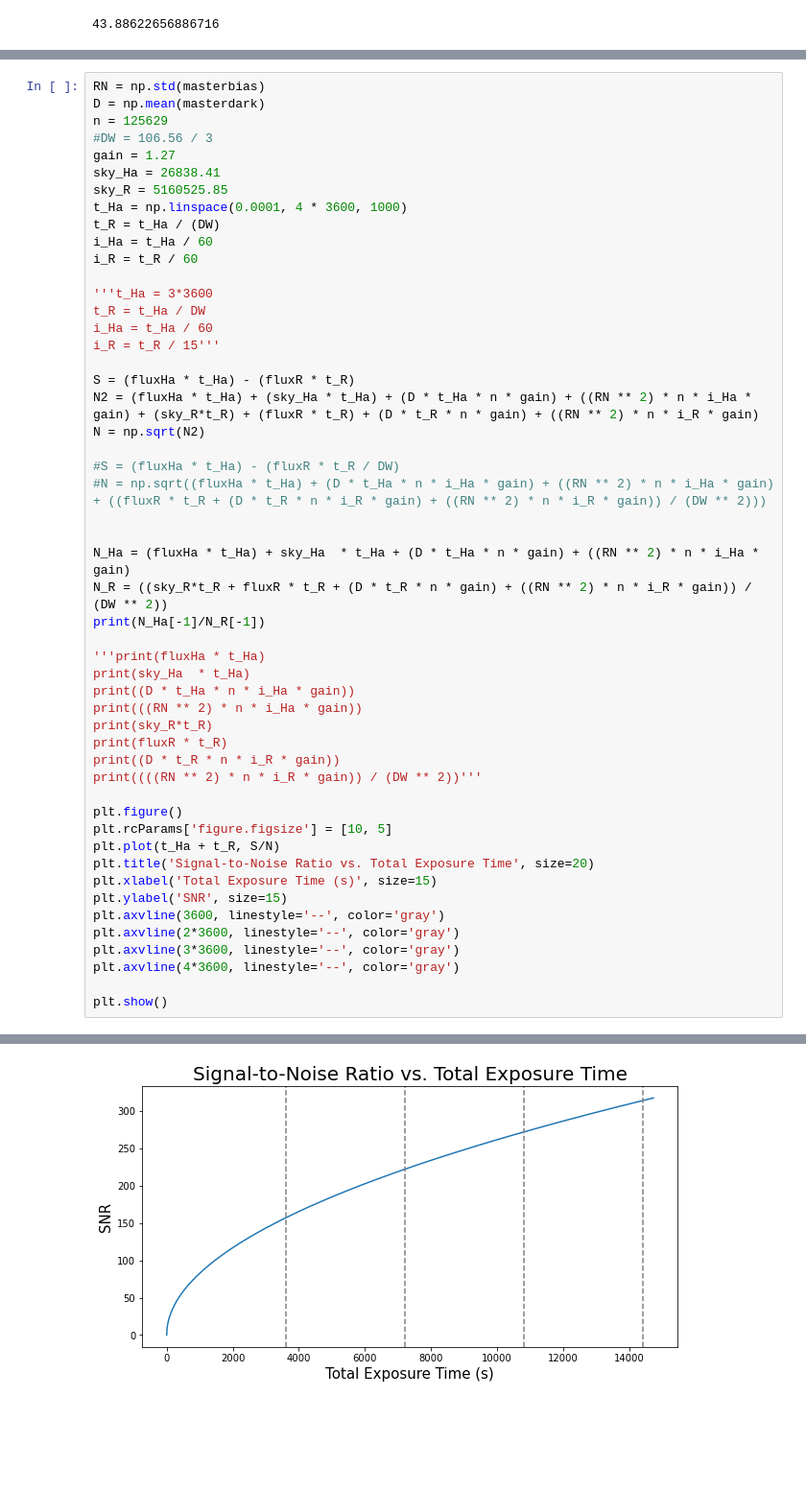
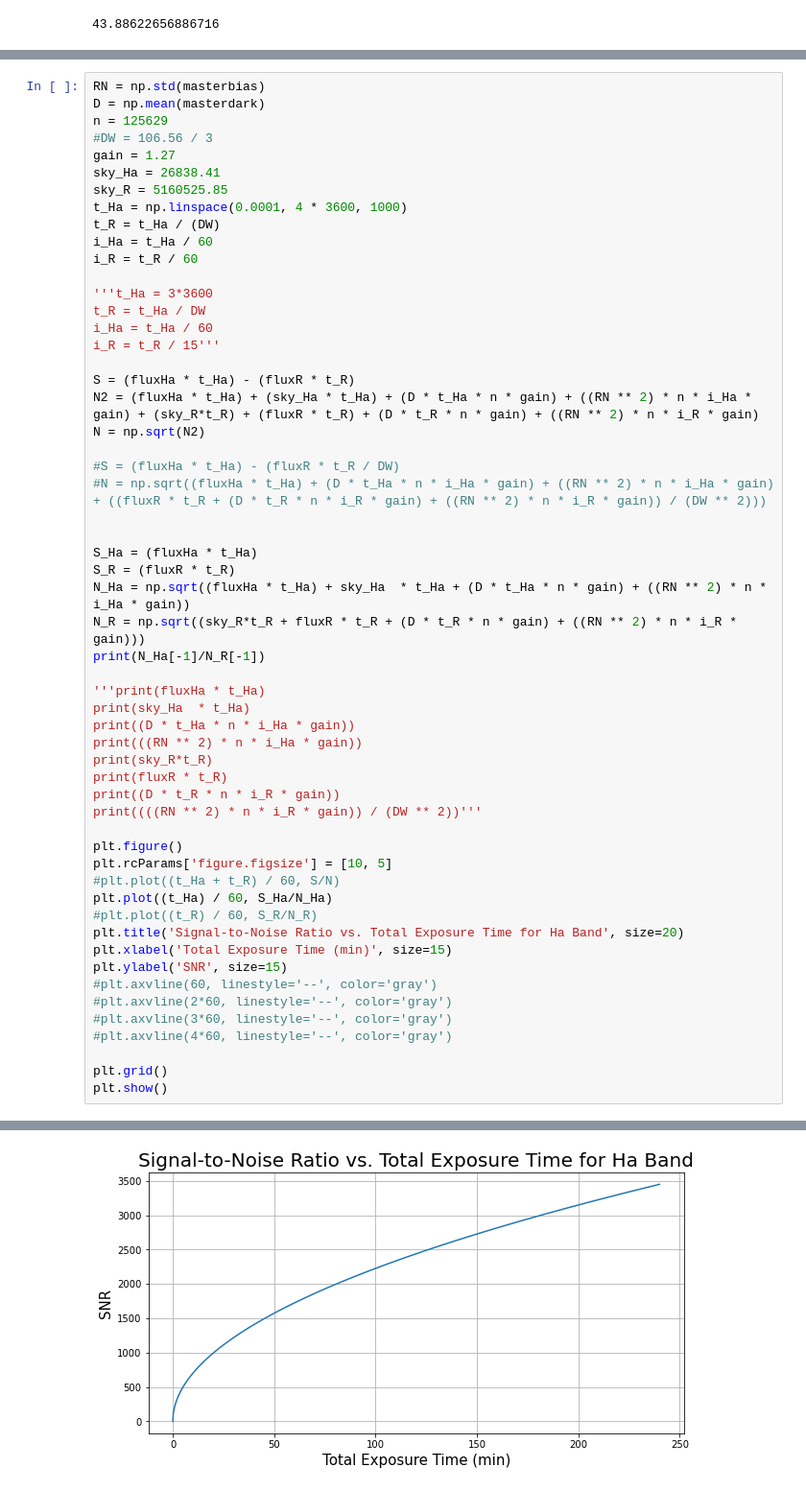
Before and after one commit to lucaspauker/phys100-final-project, a Jupyter notebook: M94_Data_Reduction.ipynb, the cells around one changed output, grey strips where cells are left out. Shown at 96% size. Drawn from its saved outputs; the diff is of its cells as text; blank space fills up the shorter version.

```diff
--- a/M94_Data_Reduction.ipynb
+++ b/M94_Data_Reduction.ipynb
@@ -209,8 +213,10 @@ N = np.sqrt(N2)
 #N = np.sqrt((fluxHa * t_Ha) + (D * t_Ha * n * i_Ha * gain) + ((RN ** 2) * n * i_Ha * gain) + ((fluxR * t_R + (D * t_R * n * i_R * gain) + ((RN ** 2) * n * i_R * gain)) / (DW ** 2)))
 
 
-N_Ha = (fluxHa * t_Ha) + sky_Ha  * t_Ha + (D * t_Ha * n * gain) + ((RN ** 2) * n * i_Ha * gain)
-N_R = ((sky_R*t_R + fluxR * t_R + (D * t_R * n * gain) + ((RN ** 2) * n * i_R * gain)) / (DW ** 2))
+S_Ha = (fluxHa * t_Ha)
+S_R = (fluxR * t_R)
+N_Ha = np.sqrt((fluxHa * t_Ha) + sky_Ha  * t_Ha + (D * t_Ha * n * gain) + ((RN ** 2) * n * i_Ha * gain))
+N_R = np.sqrt((sky_R*t_R + fluxR * t_R + (D * t_R * n * gain) + ((RN ** 2) * n * i_R * gain)))
 print(N_Ha[-1]/N_R[-1])
 
 '''print(fluxHa * t_Ha)
@@ -224,14 +230,17 @@ print((((RN ** 2) * n * i_R * gain)) / (DW ** 2))'''
 
 plt.figure()
 plt.rcParams['figure.figsize'] = [10, 5]
-plt.plot(t_Ha + t_R, S/N)
-plt.title('Signal-to-Noise Ratio vs. Total Exposure Time', size=20)
-plt.xlabel('Total Exposure Time (s)', size=15)
+#plt.plot((t_Ha + t_R) / 60, S/N)
+plt.plot((t_Ha) / 60, S_Ha/N_Ha)
+#plt.plot((t_R) / 60, S_R/N_R)
+plt.title('Signal-to-Noise Ratio vs. Total Exposure Time for Ha Band', size=20)
+plt.xlabel('Total Exposure Time (min)', size=15)
 plt.ylabel('SNR', size=15)
-plt.axvline(3600, linestyle='--', color='gray')
-plt.axvline(2*3600, linestyle='--', color='gray')
-plt.axvline(3*3600, linestyle='--', color='gray')
-plt.axvline(4*3600, linestyle='--', color='gray')
+#plt.axvline(60, linestyle='--', color='gray')
+#plt.axvline(2*60, linestyle='--', color='gray')
+#plt.axvline(3*60, linestyle='--', color='gray')
+#plt.axvline(4*60, linestyle='--', color='gray')
 
+plt.grid()
 plt.show()
 # %% [output]
@@ -239 +248 @@ plt.show()
-[figure, old version]
+[figure, new version]
```
Also changed, not shown: parts of 3 cells of this notebook.
